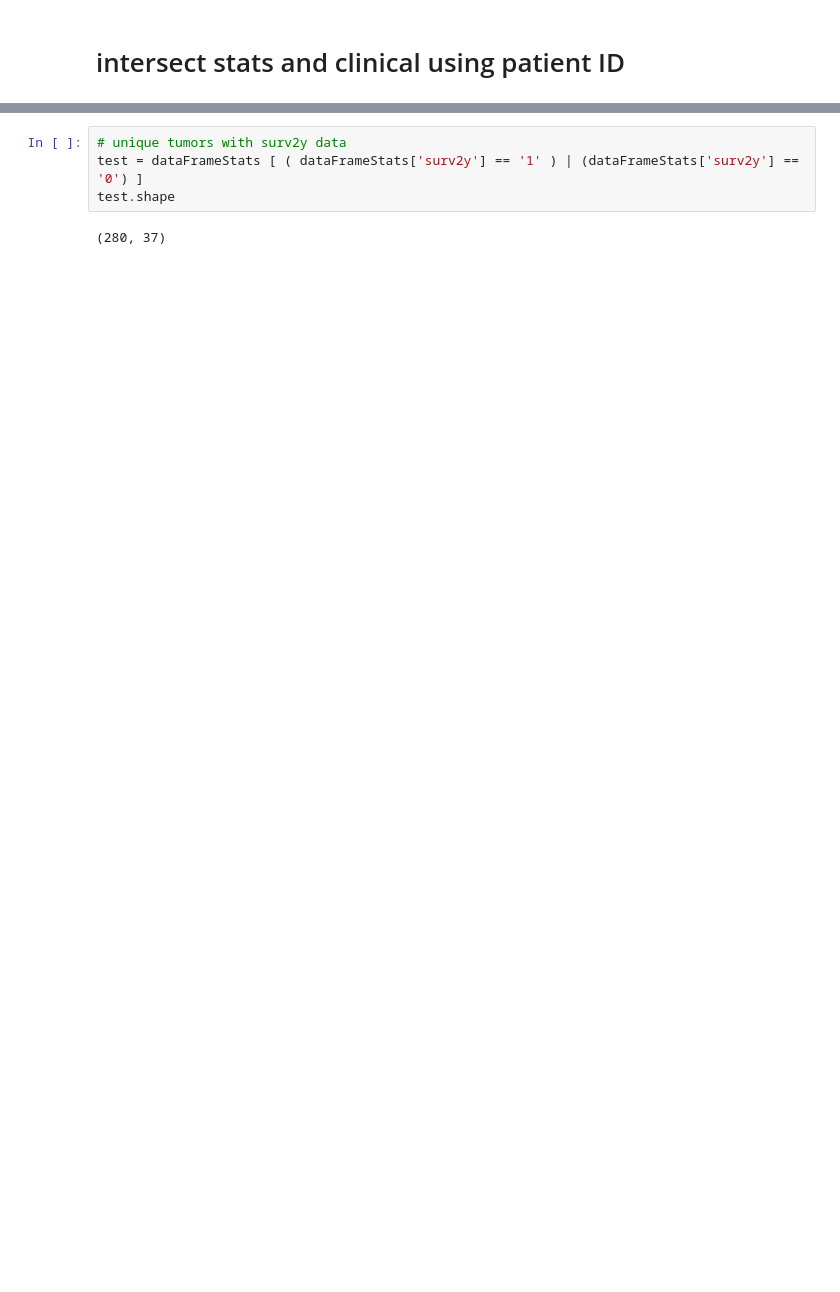
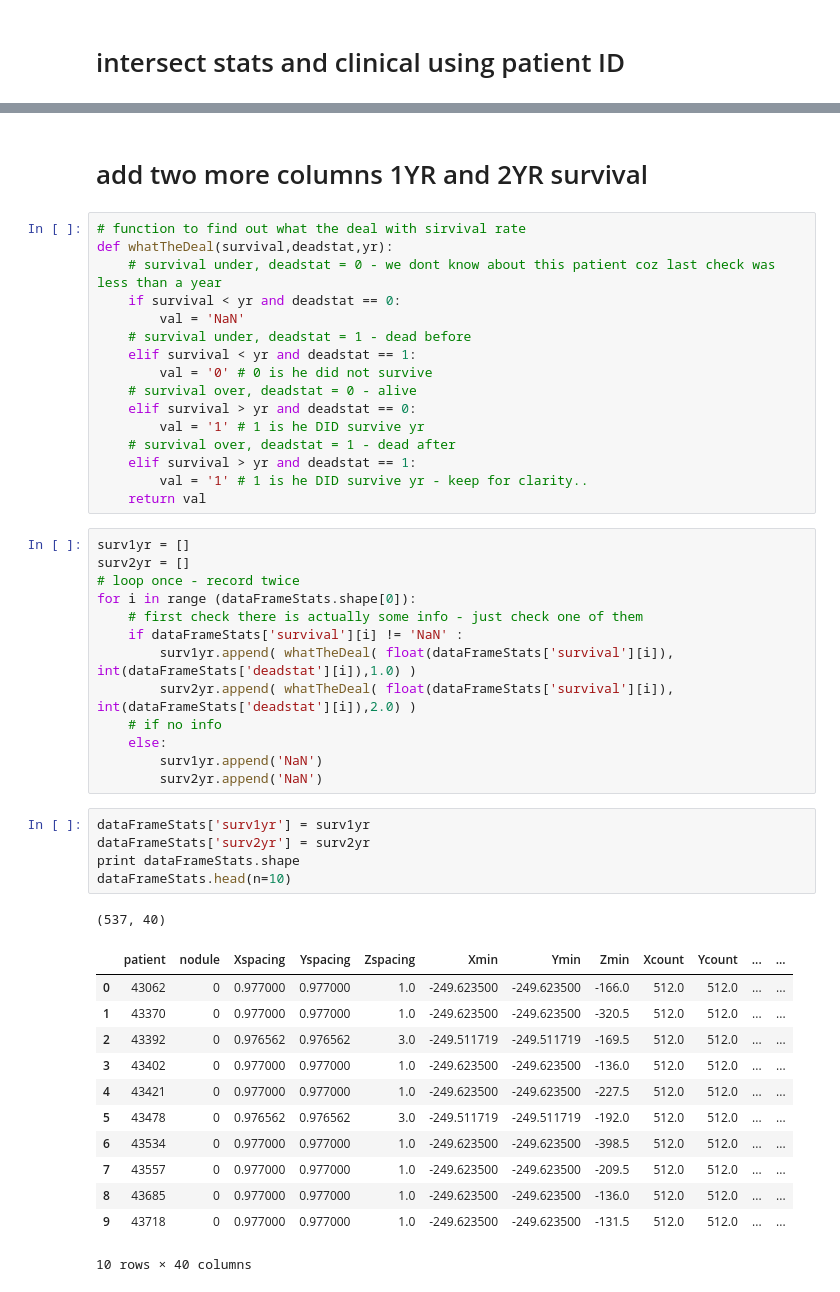
Before and after one commit to ahmedhosny/PY-LUNG, a Jupyter notebook: combineSliceStatsAndClinical.ipynb, the cells around one changed output, grey strips where cells are left out. Drawn from its saved outputs; the diff is of its cells as text; blank space fills up the shorter version.

```diff
--- a/combineSliceStatsAndClinical.ipynb
+++ b/combineSliceStatsAndClinical.ipynb
@@ -112,6 +134,50 @@ dataFrameStats.head(n=5)
-# %%
-# unique tumors with surv2y data
-test = dataFrameStats [ ( dataFrameStats['surv2y'] == '1' ) | (dataFrameStats['surv2y'] == '0') ]
-test.shape
-# %% [output]
-(280, 37)
+# %% [markdown]
+# add two more columns 1YR and 2YR survival
+# %%
+# function to find out what the deal with sirvival rate
+def whatTheDeal(survival,deadstat,yr):
+    # survival under, deadstat = 0 - we dont know about this patient coz last check was less than a year
+    if survival < yr and deadstat == 0:
+        val = 'NaN'
+    # survival under, deadstat = 1 - dead before
+    elif survival < yr and deadstat == 1:
+        val = '0' # 0 is he did not survive
+    # survival over, deadstat = 0 - alive
+    elif survival > yr and deadstat == 0:
+        val = '1' # 1 is he DID survive yr
+    # survival over, deadstat = 1 - dead after
+    elif survival > yr and deadstat == 1:
+        val = '1' # 1 is he DID survive yr - keep for clarity..
+    return val
+# %%
+surv1yr = []
+surv2yr = []
+# loop once - record twice
+for i in range (dataFrameStats.shape[0]):
+    # first check there is actually some info - just check one of them
+    if dataFrameStats['survival'][i] != 'NaN' :
+        surv1yr.append( whatTheDeal( float(dataFrameStats['survival'][i]), int(dataFrameStats['deadstat'][i]),1.0) )
+        surv2yr.append( whatTheDeal( float(dataFrameStats['survival'][i]), int(dataFrameStats['deadstat'][i]),2.0) )
+    # if no info
+    else:
+        surv1yr.append('NaN')
+        surv2yr.append('NaN')
+# %%
+dataFrameStats['surv1yr'] = surv1yr
+dataFrameStats['surv2yr'] = surv2yr
+print dataFrameStats.shape
+dataFrameStats.head(n=10)
+# %% [output]
+(537, 40)
+|  | patient | nodule | Xspacing | Yspacing | Zspacing | Xmin | Ymin | Zmin | Xcount | Ycount | ... | ... |
+| 0 | 43062 | 0 | 0.977000 | 0.977000 | 1.0 | -249.623500 | -249.623500 | -166.0 | 512.0 | 512.0 | ... | ... |
+| 1 | 43370 | 0 | 0.977000 | 0.977000 | 1.0 | -249.623500 | -249.623500 | -320.5 | 512.0 | 512.0 | ... | ... |
+| 2 | 43392 | 0 | 0.976562 | 0.976562 | 3.0 | -249.511719 | -249.511719 | -169.5 | 512.0 | 512.0 | ... | ... |
+| 3 | 43402 | 0 | 0.977000 | 0.977000 | 1.0 | -249.623500 | -249.623500 | -136.0 | 512.0 | 512.0 | ... | ... |
+| 4 | 43421 | 0 | 0.977000 | 0.977000 | 1.0 | -249.623500 | -249.623500 | -227.5 | 512.0 | 512.0 | ... | ... |
+| 5 | 43478 | 0 | 0.976562 | 0.976562 | 3.0 | -249.511719 | -249.511719 | -192.0 | 512.0 | 512.0 | ... | ... |
+| 6 | 43534 | 0 | 0.977000 | 0.977000 | 1.0 | -249.623500 | -249.623500 | -398.5 | 512.0 | 512.0 | ... | ... |
+| 7 | 43557 | 0 | 0.977000 | 0.977000 | 1.0 | -249.623500 | -249.623500 | -209.5 | 512.0 | 512.0 | ... | ... |
+| 8 | 43685 | 0 | 0.977000 | 0.977000 | 1.0 | -249.623500 | -249.623500 | -136.0 | 512.0 | 512.0 | ... | ... |
+| 9 | 43718 | 0 | 0.977000 | 0.977000 | 1.0 | -249.623500 | -249.623500 | -131.5 | 512.0 | 512.0 | ... | ... |
+10 rows × 40 columns
```
Also changed, not shown: parts of 13 cells of this notebook, 3 other files.
